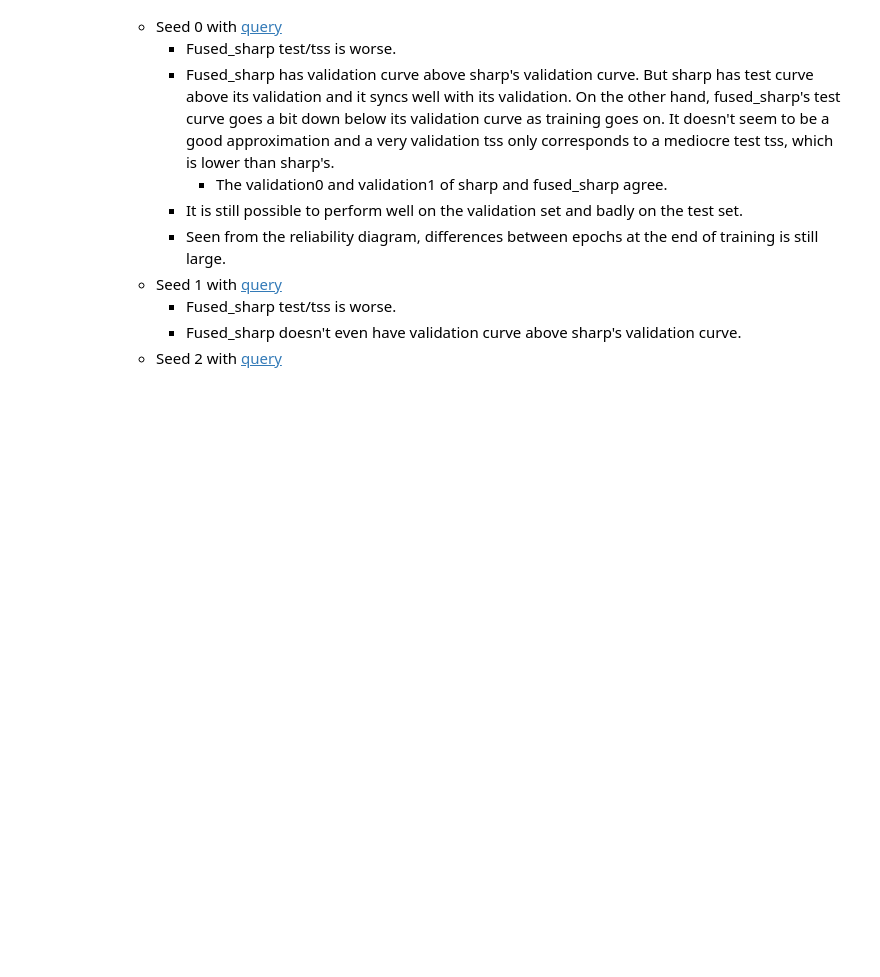
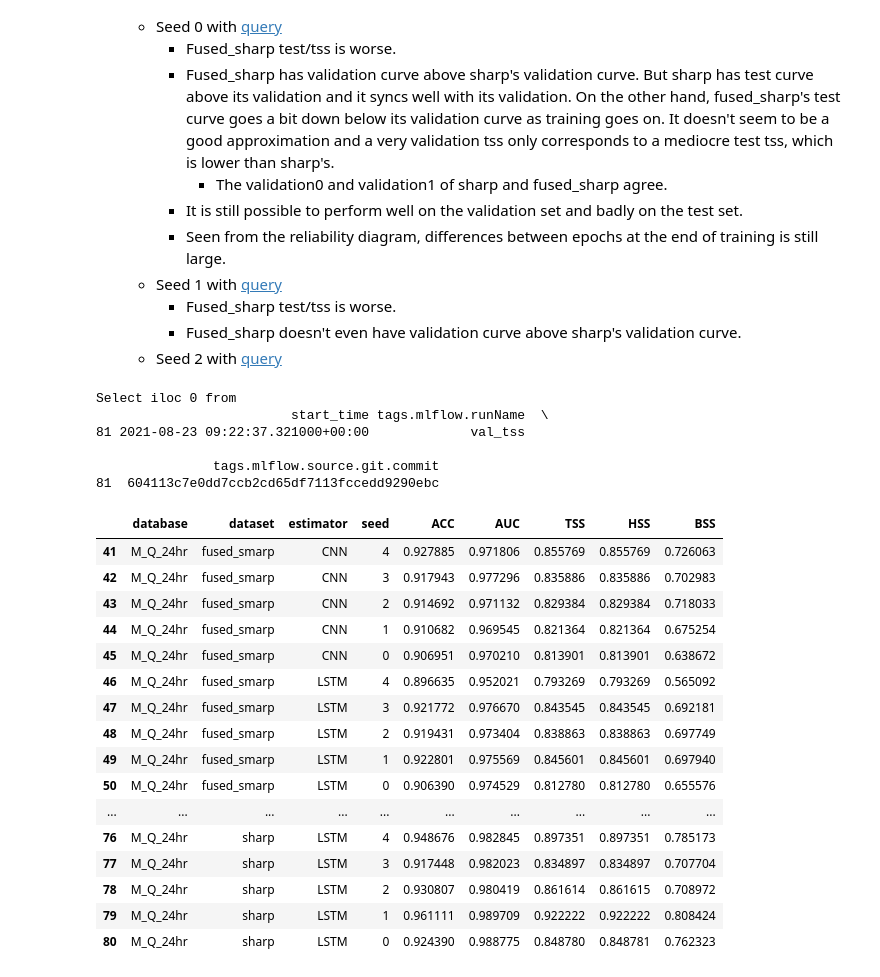
Before and after one commit to ZeyuSun/flare-prediction-smarp, a Jupyter notebook: notebooks/mlflow_results_2.ipynb, the cells around one changed output. Drawn from its saved outputs; the diff is of its cells as text; code cells hidden in the pictures; blank space fills up the shorter version.

```diff
--- a/notebooks/mlflow_results_2.ipynb
+++ b/notebooks/mlflow_results_2.ipynb
@@ -11,6 +11,7 @@ client = MlflowClient()
 from mlflow_helper import *
 
 pd.set_option('display.max_colwidth', None)
+pd.set_option('display.max_rows', 500)
 
 %load_ext tensorboard
 %load_ext autoreload
@@ -574,3 +575,31 @@ dirs = tensorboard(runs_raw)
         * Fused_sharp test/tss is worse.
         * Fused_sharp doesn't even have validation curve above sharp's validation curve.
     * Seed 2 with [query](http://localhost:5000/#/metric/train%2Floss?runs=[%226464c469739b45e1bd4f40192c87eadb%22,%2254b434401ef24513b17a15fc13534590%22]&experiment=15&plot_metric_keys=[%22train/loss%22,%22validation0/tss%22,%22validation1/tss%22,%22train/epoch%22,%22test/tss%22]&plot_layout={%22autosize%22:true,%22xaxis%22:{%22autorange%22:true,%22type%22:%22linear%22,%22range%22:[-31.93973827362052,3979.3755865851376]},%22yaxis%22:{%22range%22:[0.2844251336898397,1.0544786096256686],%22autorange%22:false,%22type%22:%22linear%22}}&x_axis=step&y_axis_scale=linear&line_smoothness=1&show_point=false&deselected_curves=[]&last_linear_y_axis_range=[])
+# %%
+runs_raw_1 = retrieve('leaderboard3', 'val_tss')
+runs_1 = select(runs_raw_1)
+runs_1.style.background_gradient(axis=0)
+# %% [output]
+Select iloc 0 from
+                         start_time tags.mlflow.runName  \
+81 2021-08-23 09:22:37.321000+00:00             val_tss
+
+               tags.mlflow.source.git.commit
+81  604113c7e0dd7ccb2cd65df7113fccedd9290ebc
+|  | database | dataset | estimator | seed | ACC | AUC | TSS | HSS | BSS |
+| 41 | M_Q_24hr | fused_smarp | CNN | 4 | 0.927885 | 0.971806 | 0.855769 | 0.855769 | 0.726063 |
+| 42 | M_Q_24hr | fused_smarp | CNN | 3 | 0.917943 | 0.977296 | 0.835886 | 0.835886 | 0.702983 |
+| 43 | M_Q_24hr | fused_smarp | CNN | 2 | 0.914692 | 0.971132 | 0.829384 | 0.829384 | 0.718033 |
+| 44 | M_Q_24hr | fused_smarp | CNN | 1 | 0.910682 | 0.969545 | 0.821364 | 0.821364 | 0.675254 |
+| 45 | M_Q_24hr | fused_smarp | CNN | 0 | 0.906951 | 0.970210 | 0.813901 | 0.813901 | 0.638672 |
+| 46 | M_Q_24hr | fused_smarp | LSTM | 4 | 0.896635 | 0.952021 | 0.793269 | 0.793269 | 0.565092 |
+| 47 | M_Q_24hr | fused_smarp | LSTM | 3 | 0.921772 | 0.976670 | 0.843545 | 0.843545 | 0.692181 |
+| 48 | M_Q_24hr | fused_smarp | LSTM | 2 | 0.919431 | 0.973404 | 0.838863 | 0.838863 | 0.697749 |
+| 49 | M_Q_24hr | fused_smarp | LSTM | 1 | 0.922801 | 0.975569 | 0.845601 | 0.845601 | 0.697940 |
+| 50 | M_Q_24hr | fused_smarp | LSTM | 0 | 0.906390 | 0.974529 | 0.812780 | 0.812780 | 0.655576 |
+| ... | ... | ... | ... | ... | ... | ... | ... | ... | ... |
+| 76 | M_Q_24hr | sharp | LSTM | 4 | 0.948676 | 0.982845 | 0.897351 | 0.897351 | 0.785173 |
+| 77 | M_Q_24hr | sharp | LSTM | 3 | 0.917448 | 0.982023 | 0.834897 | 0.834897 | 0.707704 |
+| 78 | M_Q_24hr | sharp | LSTM | 2 | 0.930807 | 0.980419 | 0.861614 | 0.861615 | 0.708972 |
+| 79 | M_Q_24hr | sharp | LSTM | 1 | 0.961111 | 0.989709 | 0.922222 | 0.922222 | 0.808424 |
+| 80 | M_Q_24hr | sharp | LSTM | 0 | 0.924390 | 0.988775 | 0.848780 | 0.848781 | 0.762323 |
```
Also changed, not shown: parts of 20 cells of this notebook, 5 other files.
